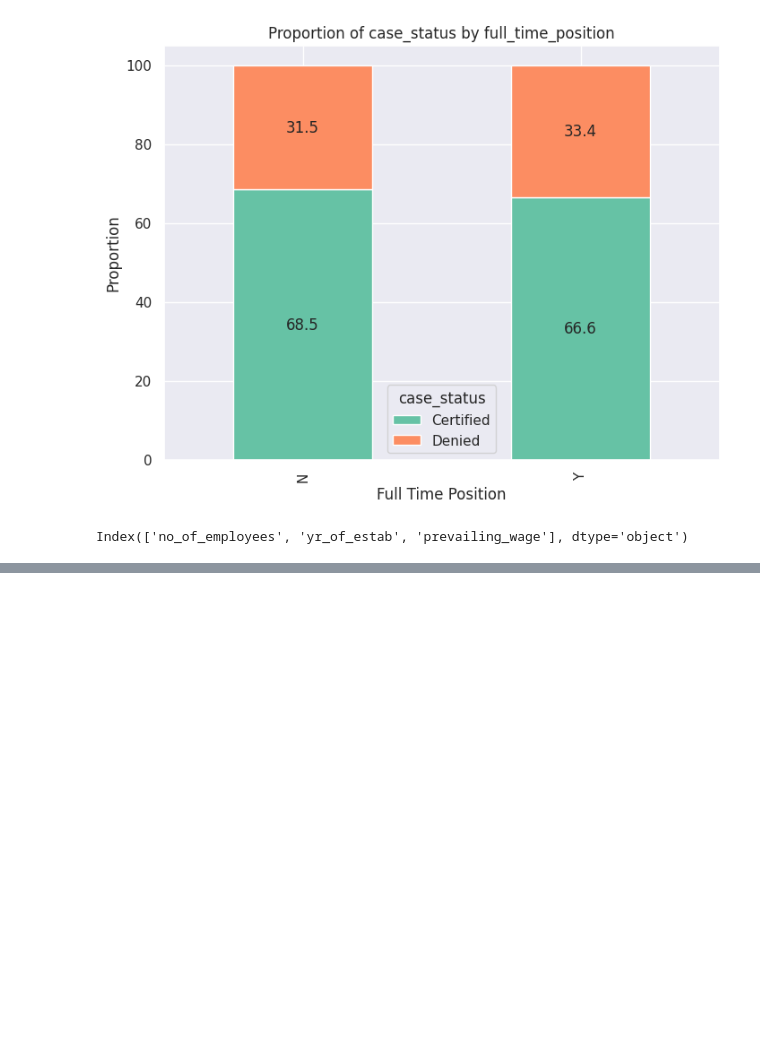
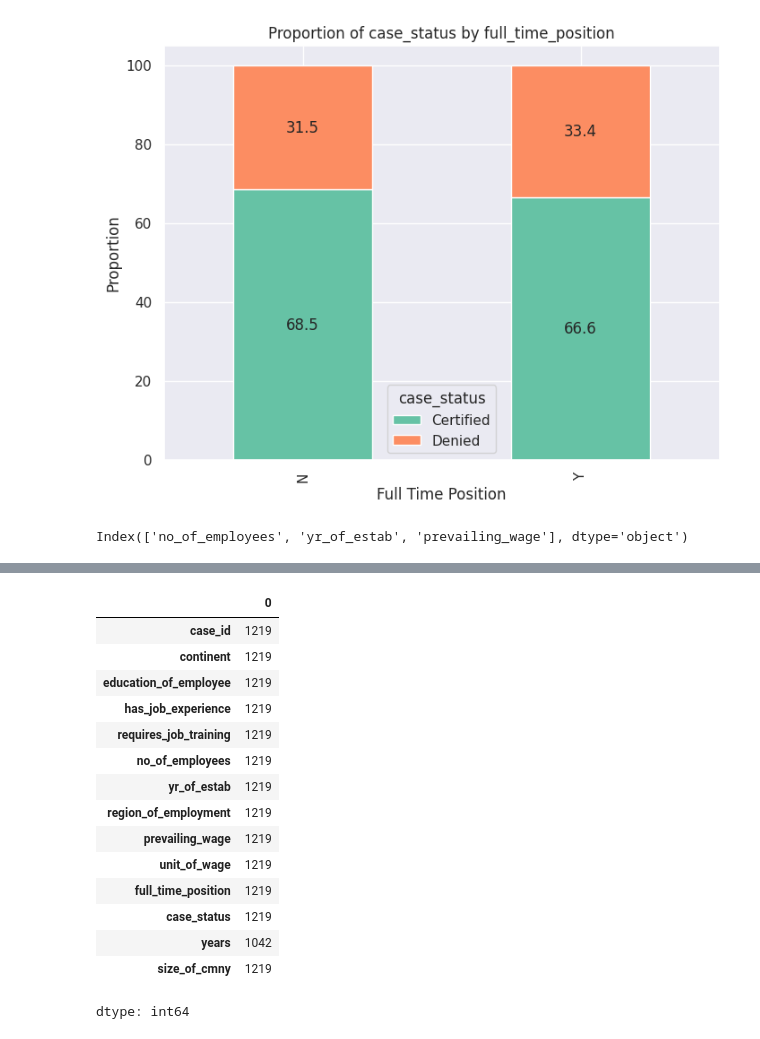
Before and after one commit to Rajesh2015/easy-visa, a Jupyter notebook: easy-visa-solution.ipynb, the cells around one changed output, grey strips where cells are left out. Saved outputs shown, nothing was run; the diff lists cells and outputs as text; code cells hidden in the pictures; blank space fills up the shorter version.

```diff
--- a/easy-visa-solution.ipynb
+++ b/easy-visa-solution.ipynb
@@ -1171,0 +1150,19 @@ dtype: float64
+# %%
+ezdf[(ezdf['no_of_employees'] >= 0) & (ezdf['no_of_employees'] <= 200)].count()
+# %% [output]
+|  | 0 |
+| case_id | 1219 |
+| continent | 1219 |
+| education_of_employee | 1219 |
+| has_job_experience | 1219 |
+| requires_job_training | 1219 |
+| no_of_employees | 1219 |
+| yr_of_estab | 1219 |
+| region_of_employment | 1219 |
+| prevailing_wage | 1219 |
+| unit_of_wage | 1219 |
+| full_time_position | 1219 |
+| case_status | 1219 |
+| years | 1042 |
+| size_of_cmny | 1219 |
+dtype: int64
```
Also changed, not shown: parts of 10 cells of this notebook.
